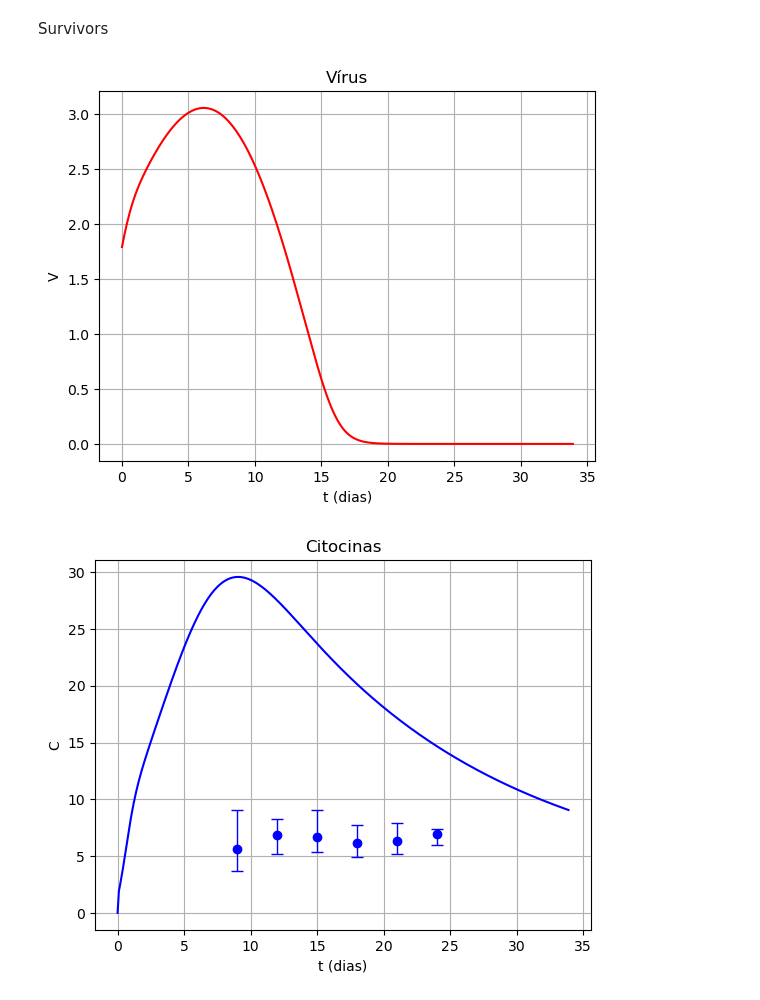
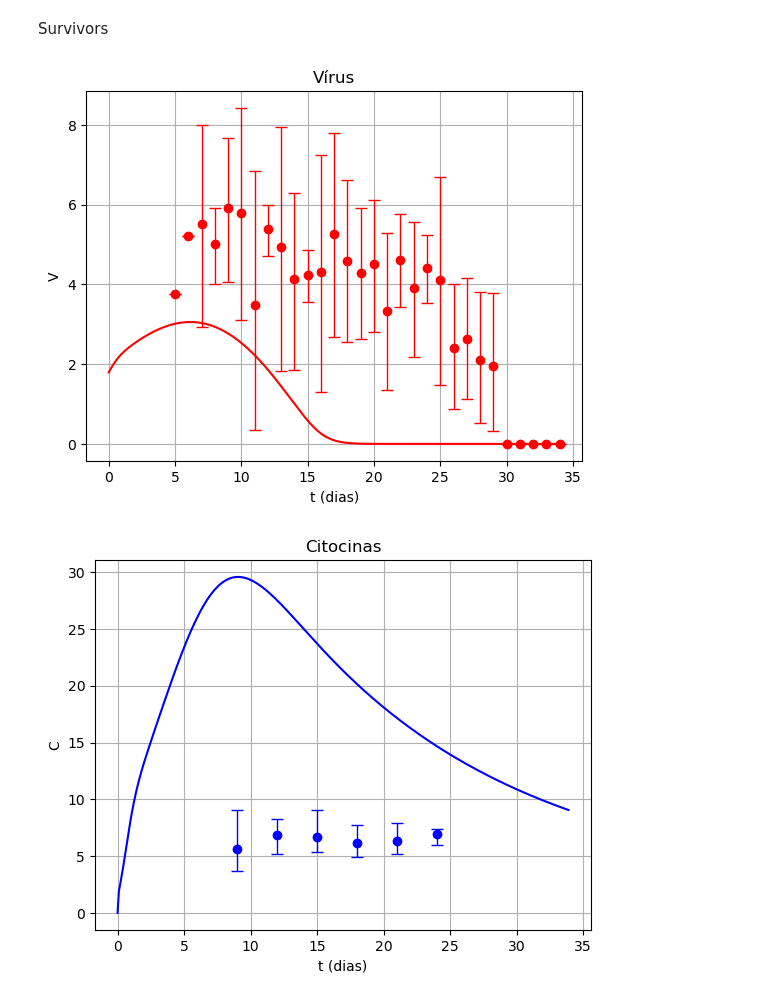
Before and after one commit to MariaClaraCamposMiquilito/Modelagem-Fisiologica, a Jupyter notebook: Codigos/Ajuste_somente_params_novos/covid19_model_incluindo_equacoes_novas.ipynb, the cells around one changed output. Cells and saved outputs as stored; diff of their text form; code cells hidden in the pictures.

```diff
--- a/Codigos/Ajuste_somente_params_novos/covid19_model_incluindo_equacoes_novas.ipynb
+++ b/Codigos/Ajuste_somente_params_novos/covid19_model_incluindo_equacoes_novas.ipynb
@@ -143,23 +143,9 @@ dataset_viremia_up = np.log10(dataset_viremia[dataset_viremia.type == 'up']['y']
 dataset_viremia_down = np.log10(dataset_viremia[dataset_viremia.type == 'down']['y'] + 1)
 dataset_viremia_mean = np.log10(dataset_viremia[dataset_viremia.type == 'mean']['y'] + 1)
 
-mean = dataset_viremia_mean.to_numpy()
-up   = dataset_viremia_up.to_numpy()
-down = dataset_viremia_down.to_numpy()
-x    = x.to_numpy()
-y    = y.to_numpy()
+y_error = [dataset_viremia_mean.to_numpy() - dataset_viremia_down.to_numpy(), dataset_viremia_up.to_numpy() - dataset_viremia_mean.to_numpy()]
 
-n = min(len(mean), len(up), len(down))
-
-mean = mean[:n]
-up   = up[:n]
-down = down[:n]
-x    = x[:n]
-y    = y[:n]
-
-y_error = [mean - down, up - mean]
-
-#plt.errorbar(x, y, yerr=y_error, linestyle='None', label='Data', fmt='o', color='red', capsize=4, elinewidth=1)
+plt.errorbar(x,y, yerr = y_error, linestyle='None', label='Data', fmt='o', color='red', capsize=4, elinewidth=1)
 
 plt.show()
 
@@ -214,34 +200,34 @@ plt.xlabel("t (dias)")
 plt.ylabel("$I_{gM}$")
 plt.grid()
 
 dataset_IgM = pd.read_csv(r"C:\Users\mique\OneDrive\Documentos\UFJF\Modelagem Fisiologica\covid19_model\data\IgM_data.csv", sep = ',')
 
 x = dataset_IgM[dataset_IgM.type == 'mean']['x']
 y = np.log2(dataset_IgM[dataset_IgM.type == 'mean']['y'] + 1)
 
 dataset_IgM_up = np.log2(dataset_IgM[dataset_IgM.type == 'up']['y'] + 1)
 dataset_IgM_down = np.log2(dataset_IgM[dataset_IgM.type == 'down']['y'] + 1)
 dataset_IgM_mean = np.log2(dataset_IgM[dataset_IgM.type == 'mean']['y'] + 1)
 
 y_error = [dataset_IgM_mean.to_numpy() - dataset_IgM_down.to_numpy(), dataset_IgM_up.to_numpy() - dataset_IgM_mean.to_numpy()]
 
 plt.errorbar(x,y, yerr = y_error, linestyle='None', label='Data', fmt='o', color='orange', capsize=4, elinewidth=1)
 
 plt.show()
 
 ## Natural Killers
 dataset_NK = pd.read_csv(r"C:\Users\mique\OneDrive\Documentos\UFJF\Modelagem Fisiologica\Codigos\meus_dados\NK_covid_severo.csv", sep = ',')
 
 plt.scatter(dataset_NK['x'].values, np.log10(dataset_NK['y']), label = 'Dados', color = 'green')
 plt.grid()
 plt.plot(sol.t, np.log10(sol.y[15] + 1), color = 'green')
 plt.title("Células Natural Killers")
 plt.xlabel("t (dias)")
 plt.ylabel("$NK$")
 plt.show()
 #plt.plot(sol.t, np.log10)
 # %% [output]
-[figure, old version]
+[figure, new version]
 [figure]
 [figure]
 [figure]
```
Also changed, not shown: 48 other files.
